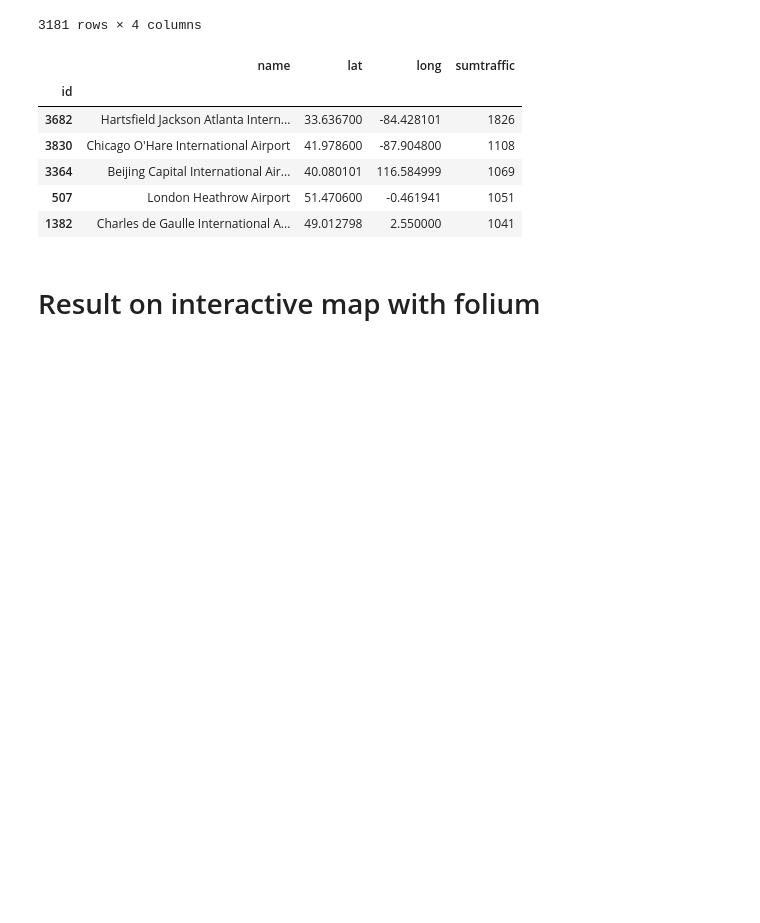
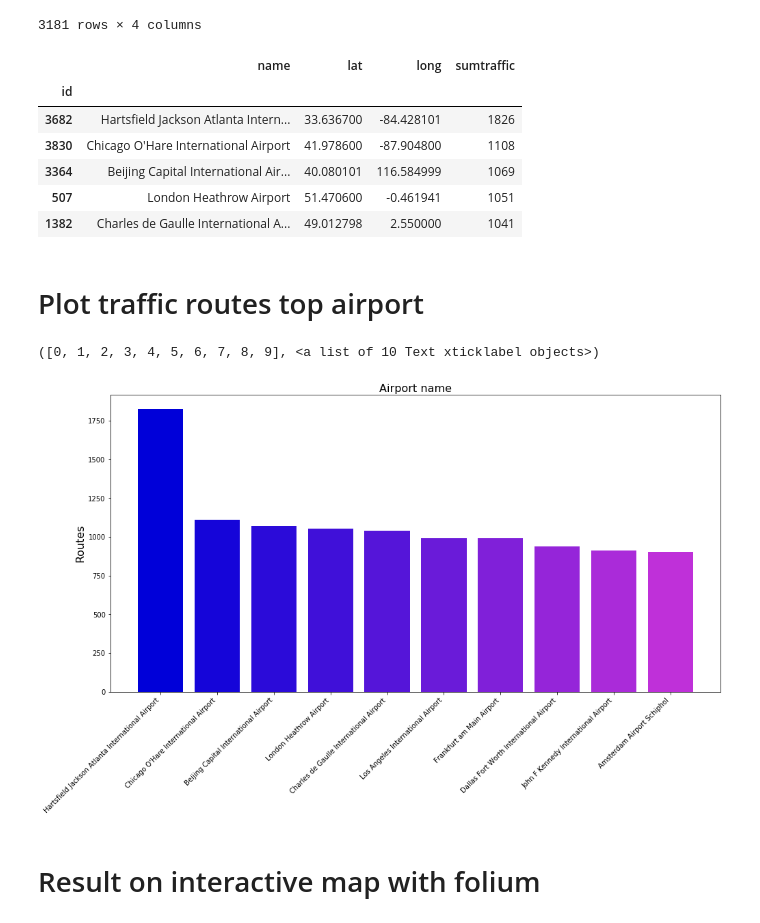
Before and after one commit to Rhizome23/aircraft-project, a Jupyter notebook: airport_number_routes.ipynb, the cells around one changed output. Saved outputs shown, nothing was run; the diff lists cells and outputs as text; code cells hidden in the pictures; blank space fills up the shorter version.

Commit message:
modifié :         airport_number_routes.ipynb

```diff
--- a/airport_number_routes.ipynb
+++ b/airport_number_routes.ipynb
@@ -118,6 +106,34 @@ traffic_final.head()
 | 3364 | Beijing Capital International Air... | 40.080101 | 116.584999 | 1069 |
 | 507 | London Heathrow Airport | 51.470600 | -0.461941 | 1051 |
 | 1382 | Charles de Gaulle International A... | 49.012798 | 2.550000 | 1041 |
+# %% [markdown]
+# Plot traffic routes top airport
+# %%
+traffic_top= traffic_final.loc[traffic_final['sumtraffic'] > 900]
+
+# Set color transparency (0: transparent; 1: solid)
+a = 0.4
+# Create a colormap
+customcmap = [(x/12.0,  x/48.0, 0.85) for x in range(len(traffic_top10))]
+
+# Create a figure of given size
+fig = plt.figure(figsize=(16,8))
+# Add a subplot
+ax = fig.add_subplot(111)
+# Plot
+ax.bar(traffic_top['name'], traffic_top['sumtraffic'],color=customcmap)
+# Set x axis label on top of plot, set label text
+ax.xaxis.set_label_position('top')
+xlab = 'Airport name'
+ax.set_xlabel(xlab, fontsize=16)
+# Set y axis label, set label text
+ylabel = 'Routes'
+ax.set_ylabel(ylabel, fontsize=16)
+# Labels rotation
+plt.xticks(rotation=45, ha='right')
+# %% [output]
+([0, 1, 2, 3, 4, 5, 6, 7, 8, 9], <a list of 10 Text xticklabel objects>)
+[figure, added]
 # %% [markdown]
 # Result on interactive map with folium
 # %%
```
Also changed, not shown: parts of 3 cells of this notebook.
